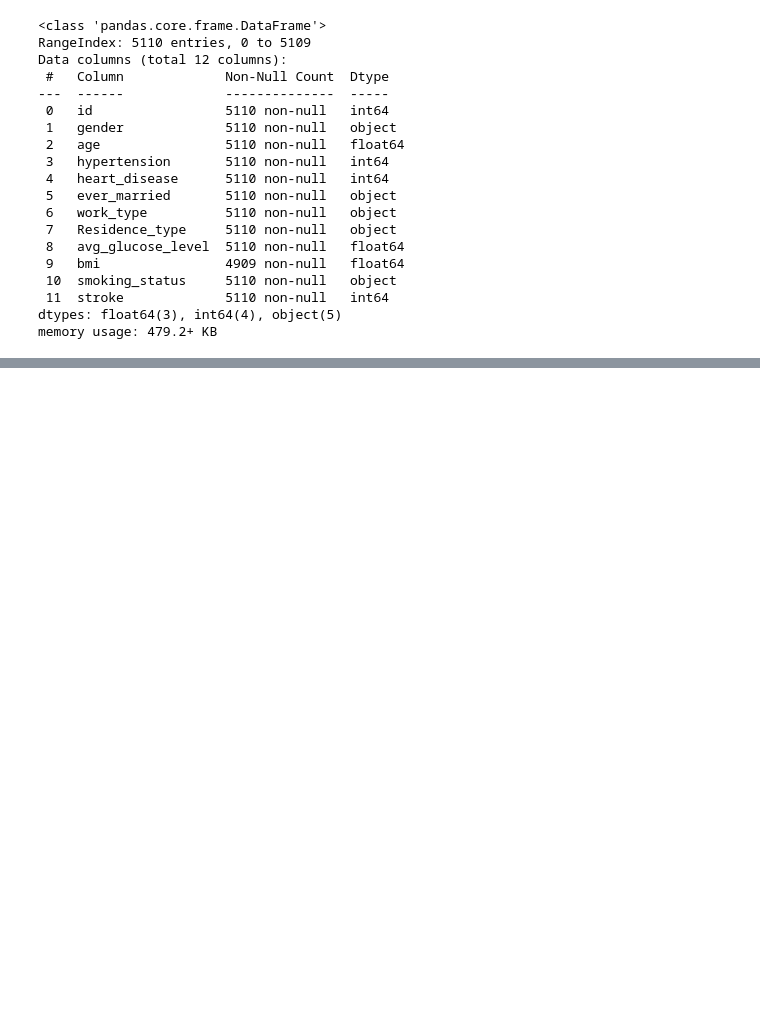
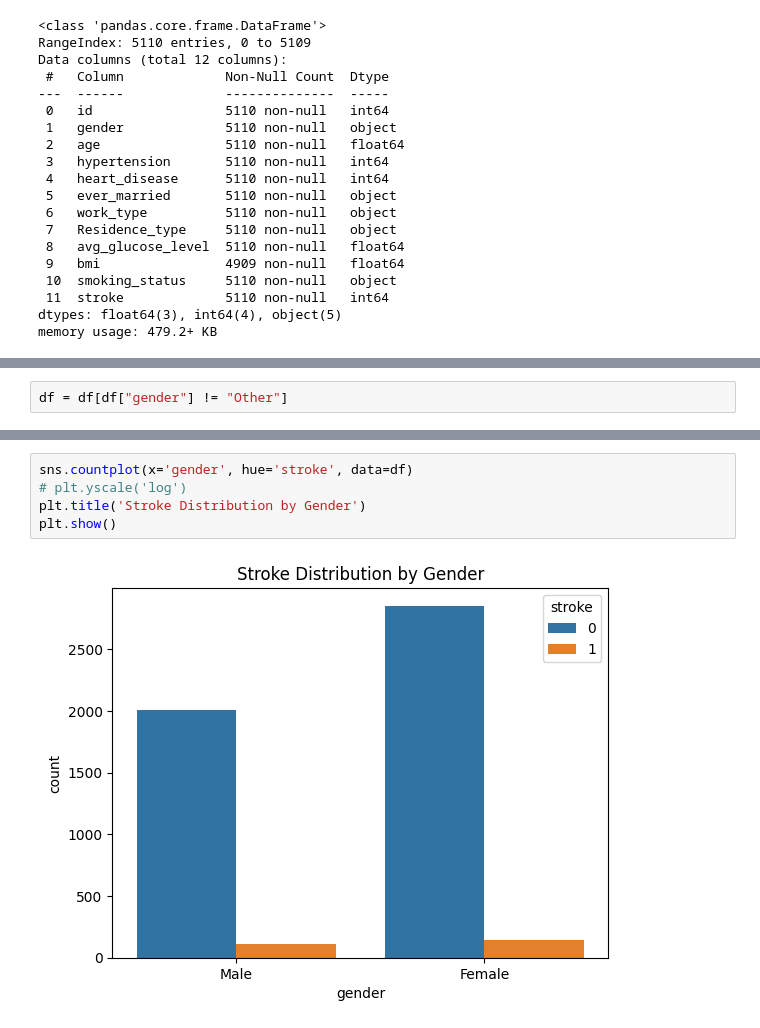
Before and after one commit to KejiaRuan/ECE-225A-Project-Brain-Stroke-Analysis-and-Prediction, a Jupyter notebook: data_analysis.ipynb, the cells around one changed output, grey strips where cells are left out. Cells and saved outputs as stored; diff of their text form; blank space fills up the shorter version.

Commit message:
Add todo list; Basic data exploration and gender analysis (as an example)

```diff
--- a/data_analysis.ipynb
+++ b/data_analysis.ipynb
@@ -53,0 +102,2 @@ df.describe()
+# %%
+df = df[df["gender"] != "Other"]
@@ -53,0 +114,7 @@ df.describe()
+# %%
+sns.countplot(x='gender', hue='stroke', data=df)
+# plt.yscale('log')
+plt.title('Stroke Distribution by Gender')
+plt.show()
+# %% [output]
+[figure, added]
```
Also changed, not shown: parts of 20 cells of this notebook.
